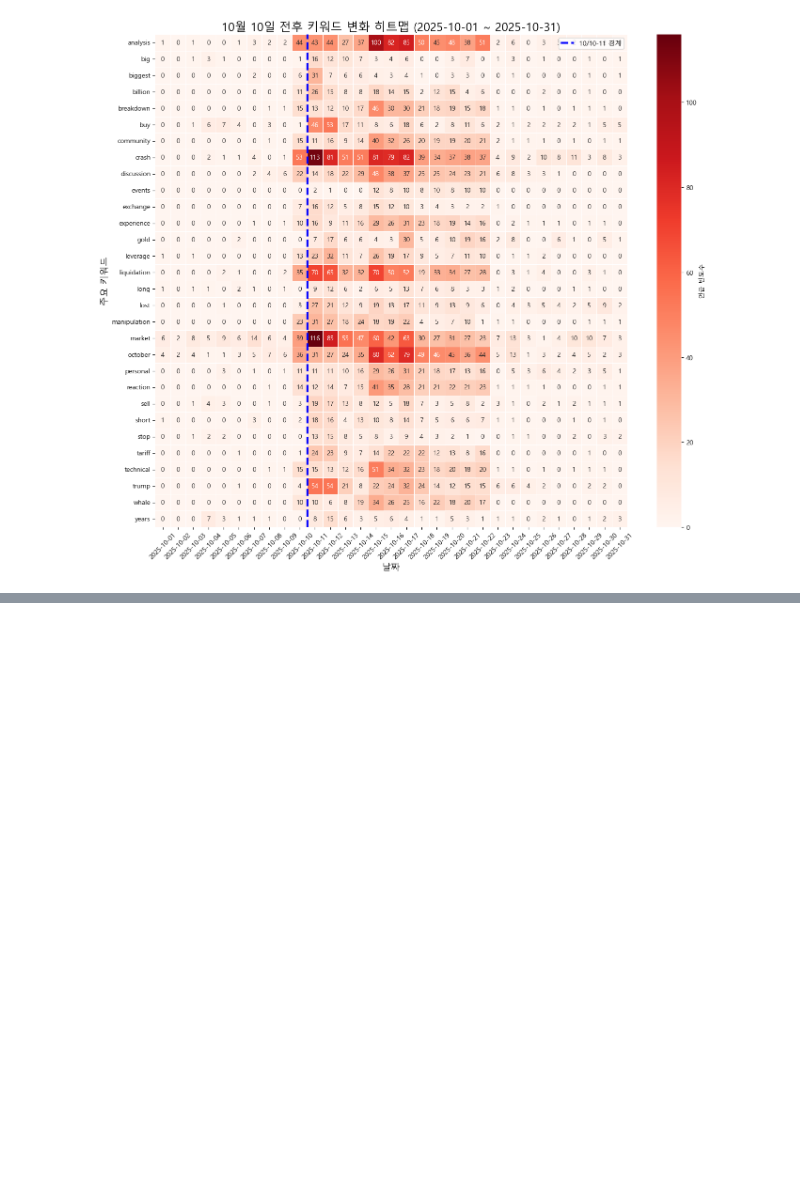
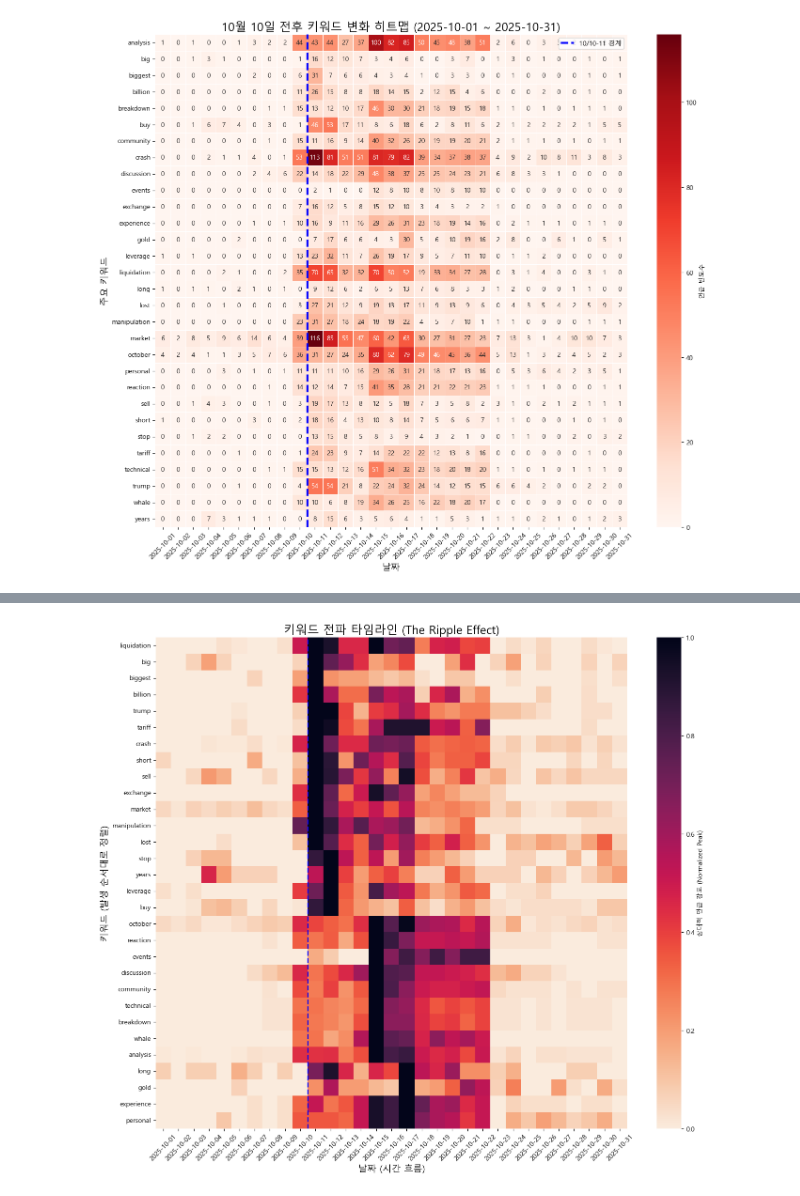
Before and after one commit to GoldenHourWaves/ai_team_6, a Jupyter notebook: data/Community_data/SNS_analysis_total.ipynb, the cells around one changed output, grey strips where cells are left out. Saved outputs shown, nothing was run; the diff lists cells and outputs as text; code cells hidden in the pictures; blank space fills up the shorter version.

```diff
--- a/data/Community_data/SNS_analysis_total.ipynb
+++ b/data/Community_data/SNS_analysis_total.ipynb
@@ -322,0 +629,42 @@ plt.show()
+# %%
+# ==========================================
+# [시각화 2] 키워드 전파 타임라인 (Ripple Effect Heatmap)
+# ==========================================
+
+# 1. 기존 heatmap_data 활용
+# 각 단어(행)별로 '가장 많이 언급된 날짜(Peak Date)'를 찾습니다.
+peak_dates = heatmap_data.idxmax(axis=1)
+
+# 2. 피크 날짜 순서대로 단어(행) 정렬
+sorted_keywords = peak_dates.sort_values().index
+sorted_heatmap_data = heatmap_data.loc[sorted_keywords]
+
+# 3. 정규화 (선택사항: 날짜별 빈도 차이가 너무 크면 0~1로 스케일링하여 패턴 강조)
+normalized_heatmap = sorted_heatmap_data.div(sorted_heatmap_data.max(axis=1), axis=0)
+
+# 4. 시각화
+plt.figure(figsize=(14, 12))
+sns.heatmap(normalized_heatmap,
+            cmap='rocket_r',  # 강렬한 색상 테마
+            xticklabels=True,
+            yticklabels=True,
+            cbar_kws={'label': '상대적 언급 강도 (Normalized Peak)'})
+
+plt.title('키워드 전파 타임라인 (The Ripple Effect)', fontsize=18)
+plt.xlabel('날짜 (시간 흐름)', fontsize=14)
+plt.ylabel('키워드 (발생 순서대로 정렬)', fontsize=14)
+plt.xticks(rotation=45)
+
+# 10일 경계선
+dates_list = list(normalized_heatmap.columns)
+try:
+    target_idx = [i for i, d in enumerate(dates_list) if '10-10' in d][0]
+    plt.axvline(x=target_idx + 1, color='blue', linestyle='--', linewidth=2)
+except:
+    pass
+
+plt.tight_layout()
+plt.savefig(os.path.join(output_dir, 'keyword_ripple_effect.png'), dpi=300)
+plt.show()
+# %% [output]
+[figure, added]
```
Also changed, not shown: parts of 5 cells of this notebook, 11 other files.
